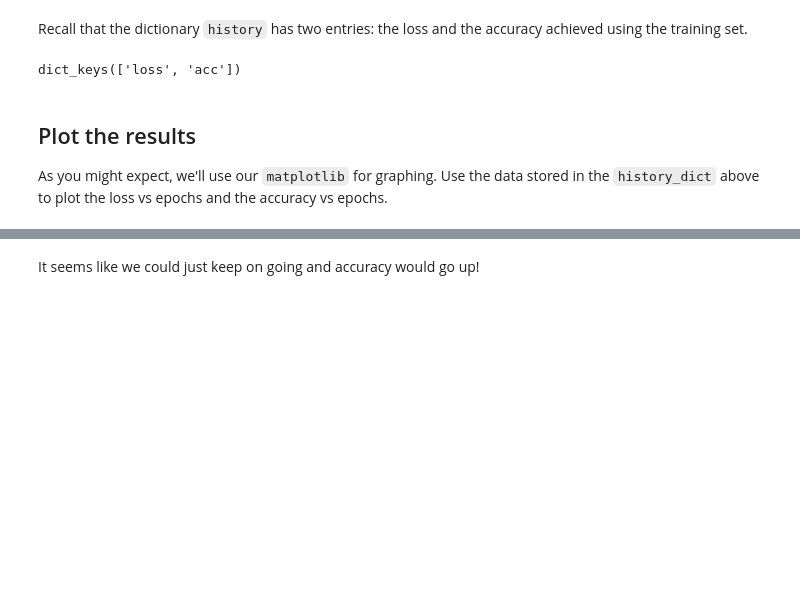
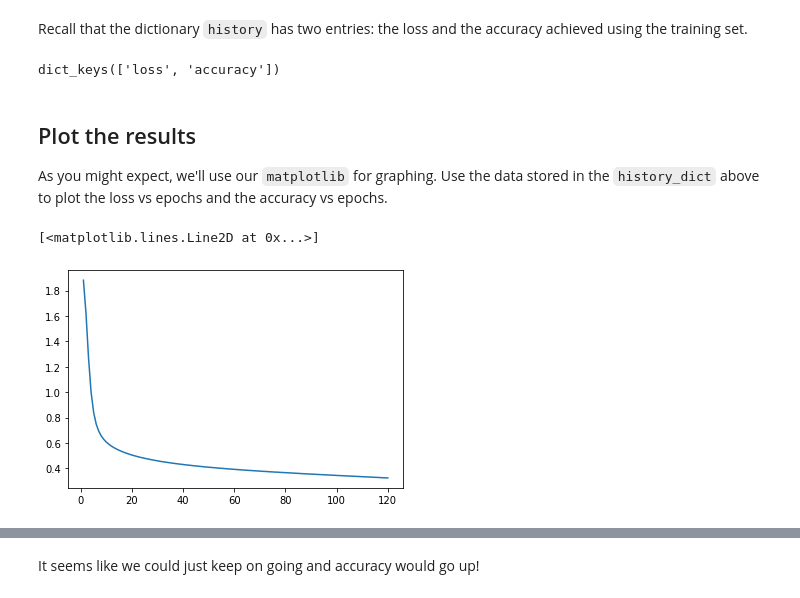
Before and after one commit to nadinezab/s40-introduction-to-keras-lab, a Jupyter notebook: index.ipynb, the cells around one changed output, grey strips where cells are left out. Cells and saved outputs as stored; diff of their text form; code cells hidden in the pictures; blank space fills up the shorter version.

```diff
--- a/index.ipynb
+++ b/index.ipynb
@@ -259,4 +259,4 @@ In the compiler, you'll be passing the optimizer (SGD = stochastic gradient desc
 _Note:_ ⏰ _Your code may take about one to two minutes to run._
 # %%
 # Train the model
-history = None
+history = model.fit(train, label_train, epochs = 120, batch_size = 256)
@@ -266,12 +284,19 @@ Recall that the dictionary `history` has two entries: the loss and the accuracy
 history_dict = history.history
 history_dict.keys()
 # %% [output]
-dict_keys(['loss', 'acc'])
+dict_keys(['loss', 'accuracy'])
 # %% [markdown]
 ## Plot the results
 
 As you might expect, we'll use our `matplotlib` for graphing. Use the data stored in the `history_dict` above to plot the loss vs epochs and the accuracy vs epochs.
 # %%
 # Plot the loss vs the number of epoch
+loss_vals = history_dict['loss']
+epochs = range(1, len(loss_vals)+1)
+
+plt.plot(epochs, loss_vals)
+# %% [output]
+[<matplotlib.lines.Line2D at 0x...>]
+[figure, added]
 # %%
 # Plot the training accuracy vs the number of epochs
```
Also changed, not shown: parts of 5 cells of this notebook.
